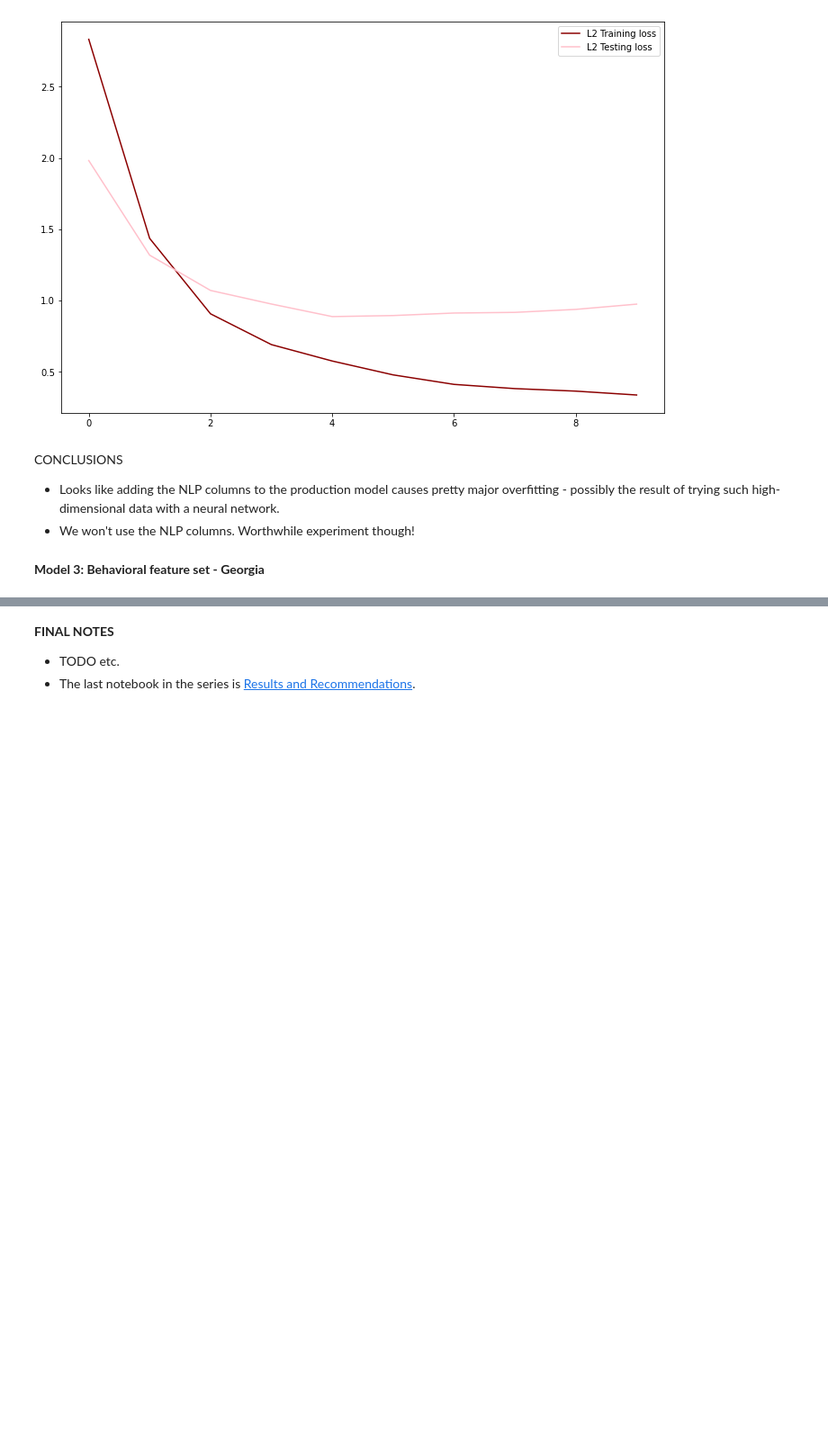
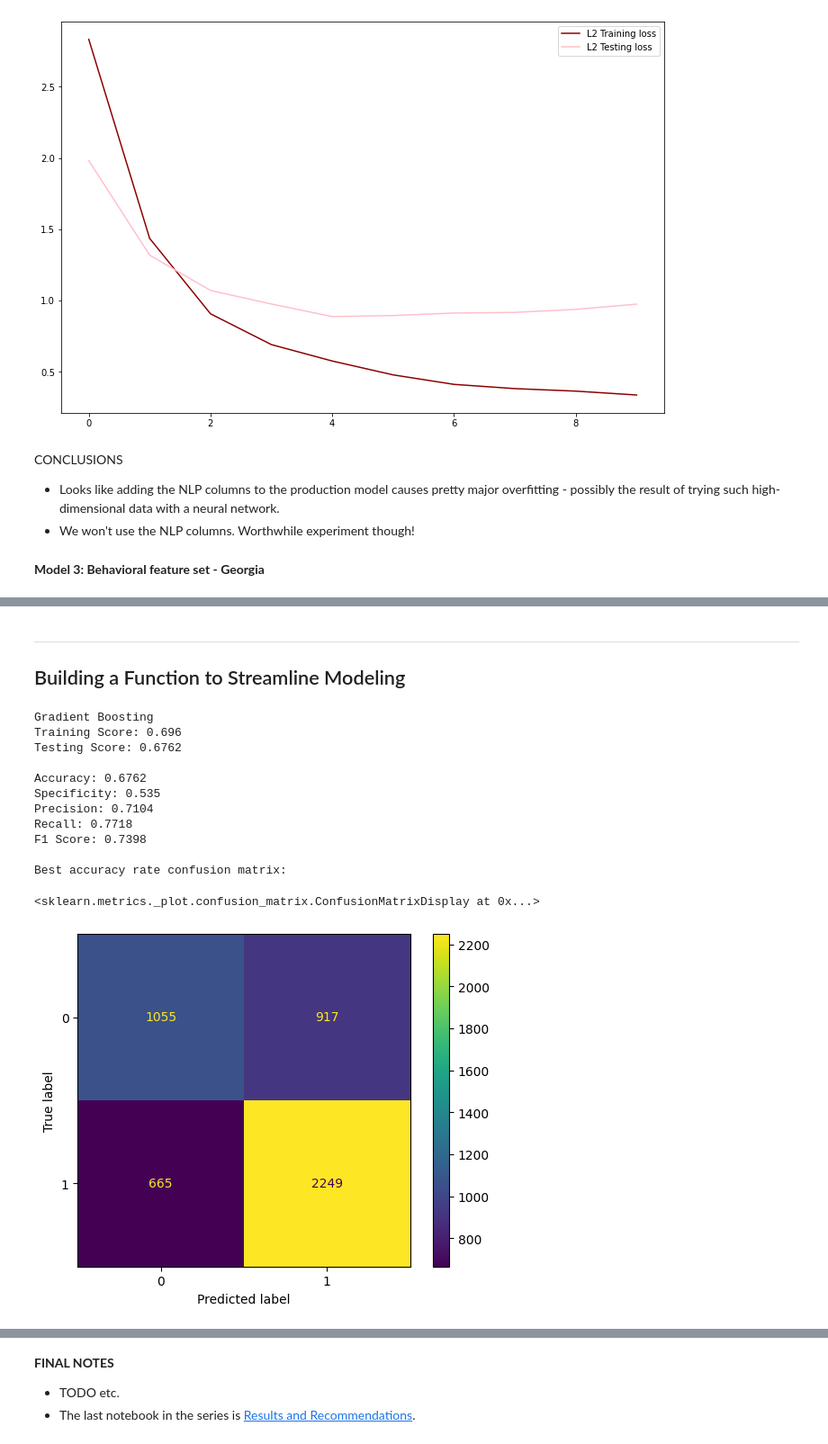
Before and after one commit to ga-dsi-822-group4/recidivism, a Jupyter notebook: notebooks/03a_experiments.ipynb, the cells around one changed output, grey strips where cells are left out. Shown at 90% size. Cells and saved outputs as stored; diff of their text form; code cells hidden in the pictures; blank space fills up the shorter version.

Commit message:
Georgia modeling changes made

```diff
--- a/notebooks/03a_experiments.ipynb
+++ b/notebooks/03a_experiments.ipynb
@@ -180,0 +199,14 @@ CONCLUSIONS
+# %%
+# Reading in necessary files
+ga_dummy = pd.read_csv('../data/GA/georgia_dummy.csv')
+feats = pd.read_csv('../data/GA/important_feats.csv')
+# %%
+# Merging dataframes to include only the important features and target column
+
+important_feats = feats.loc[(feats['coef'] > 1.15) | (feats['coef'] < 0.85)]
+
+important_cols = [col for col in important_feats['feature']]
+
+ga_exper = ga_dummy[important_cols]
+ga_exper = ga_exper.join(ga_dummy['recidivism_within_3years'])
+ga_exper
@@ -180,0 +227,6 @@ CONCLUSIONS
+# %% [markdown]
+---
+## Building a Function to Streamline Modeling
+# %%
+model_experiments_df = pd.DataFrame(columns=['model_used', 'train_score', 'test_score',
+'accuracy', 'specificity', 'precision', 'recall', 'f1 score', 'true_neg', 'false_pos', 'false_neg', 'true_pos'])
@@ -180,0 +276,18 @@ CONCLUSIONS
+# %%
+gb = GradientBoostingClassifier(random_state=42)
+
+model_expers(gb, 'Gradient Boosting')
+# %% [output]
+Gradient Boosting
+Training Score: 0.696
+Testing Score: 0.6762
+
+Accuracy: 0.6762
+Specificity: 0.535
+Precision: 0.7104
+Recall: 0.7718
+F1 Score: 0.7398
+
+Best accuracy rate confusion matrix:
+<sklearn.metrics._plot.confusion_matrix.ConfusionMatrixDisplay at 0x...>
+[figure, added]
```
Also changed, not shown: parts of 14 cells of this notebook, 9 other files.
